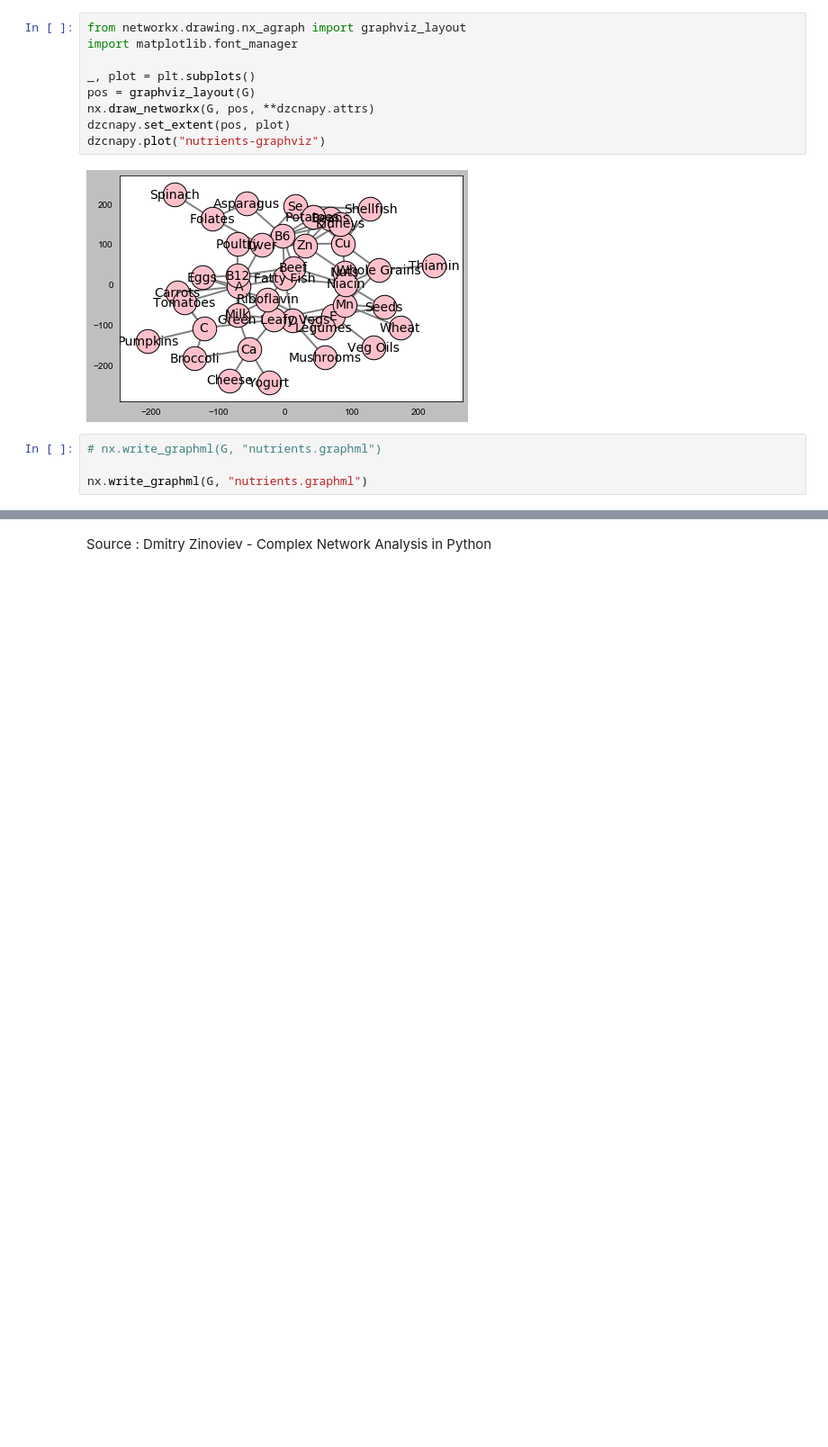
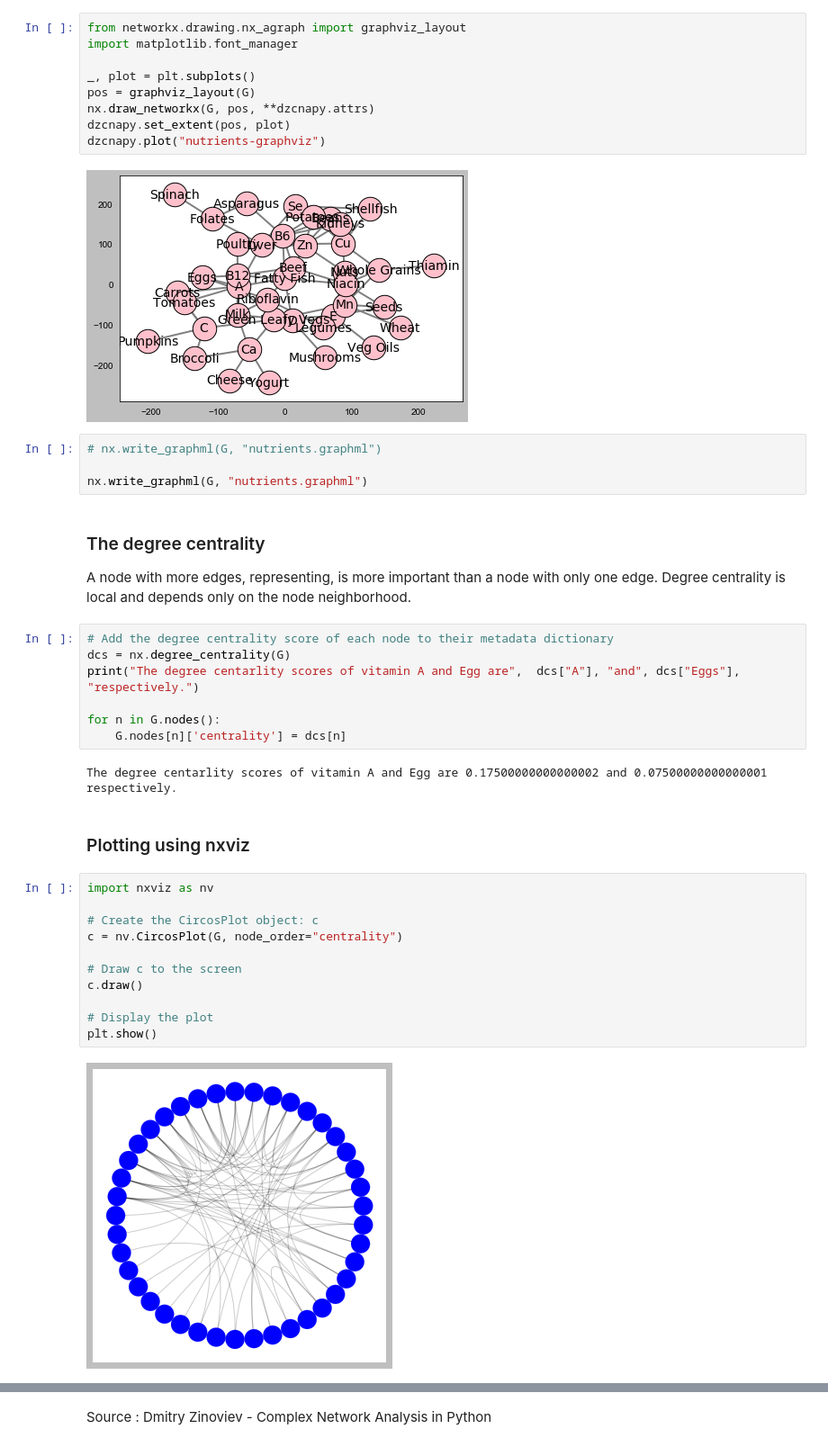
Before and after one commit to kurtsenol/phyton_practices, a Jupyter notebook: Network/Network_2.ipynb, the cells around one changed output, grey strips where cells are left out. Shown at 90% size. Saved outputs shown, nothing was run; the diff lists cells and outputs as text; blank space fills up the shorter version.

```diff
--- a/Network/Network_2.ipynb
+++ b/Network/Network_2.ipynb
@@ -181,3 +181,32 @@ dzcnapy.plot("nutrients-graphviz")
 # nx.write_graphml(G, "nutrients.graphml")
 
 nx.write_graphml(G, "nutrients.graphml")
+# %% [markdown]
+### The degree centrality
+
+A node with more edges, representing, is more important than a node with only one edge.
+Degree centrality is local and depends only on the node neighborhood.
+# %%
+# Add the degree centrality score of each node to their metadata dictionary
+dcs = nx.degree_centrality(G)
+print("The degree centarlity scores of vitamin A and Egg are",  dcs["A"], "and", dcs["Eggs"],  "respectively.")
+
+for n in G.nodes():
+    G.nodes[n]['centrality'] = dcs[n]
+# %% [output]
+The degree centarlity scores of vitamin A and Egg are 0.17500000000000002 and 0.07500000000000001 respectively.
+# %% [markdown]
+### Plotting using nxviz
+# %%
+import nxviz as nv
+
+# Create the CircosPlot object: c
+c = nv.CircosPlot(G, node_order="centrality")
+
+# Draw c to the screen
+c.draw()
+
+# Display the plot
+plt.show()
+# %% [output]
+[figure, added]
```
Also changed, not shown: parts of 15 cells of this notebook, 3 other files.
